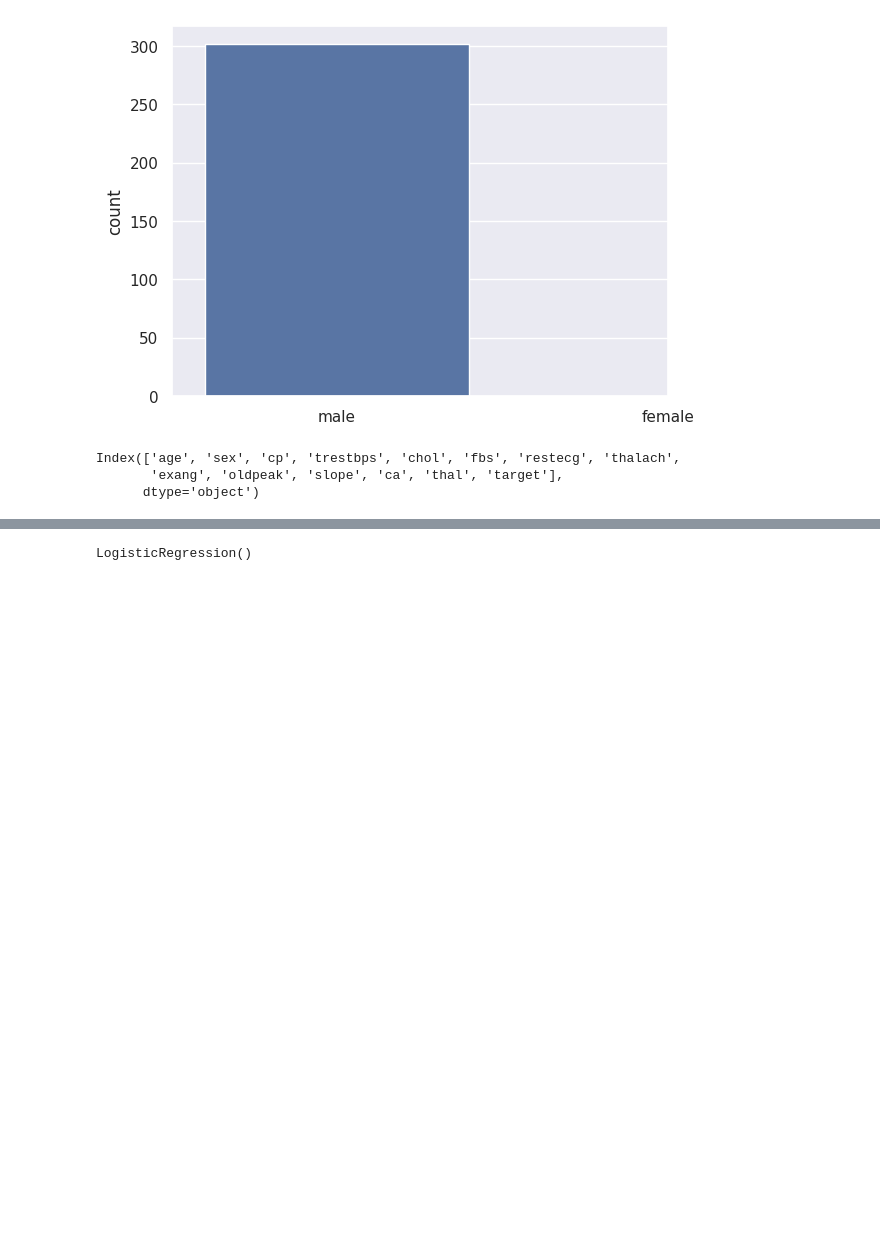
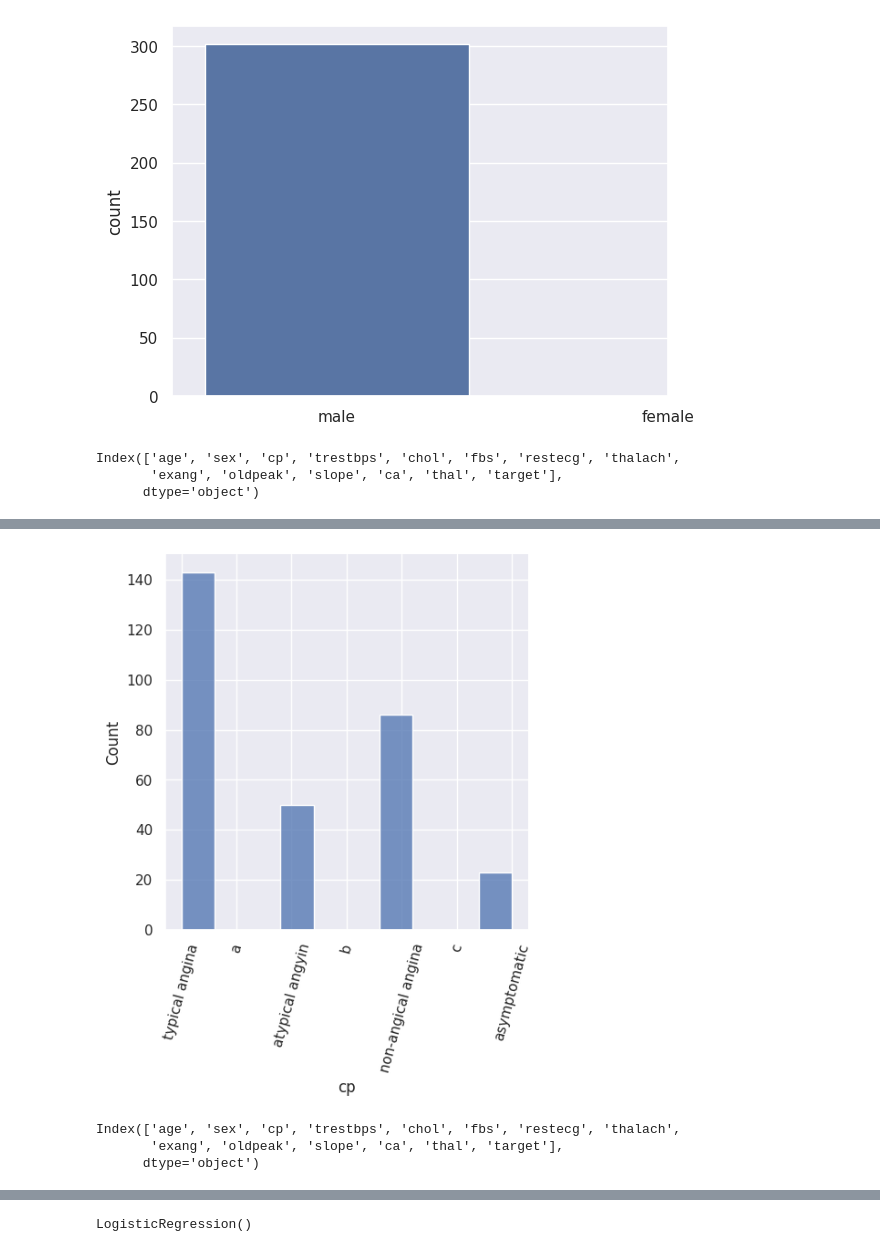
Before and after one commit to Nahsc0/python-data-science, a Jupyter notebook: Heart_Diseases_Prediction/Heart Diseases Prediction Model.ipynb, the cells around one changed output, grey strips where cells are left out. Drawn from its saved outputs; the diff is of its cells as text; code cells hidden in the pictures; blank space fills up the shorter version.

```diff
--- a/Heart_Diseases_Prediction/Heart Diseases Prediction Model.ipynb
+++ b/Heart_Diseases_Prediction/Heart Diseases Prediction Model.ipynb
@@ -176,0 +182,13 @@ plt.legend(labels=['No-Disease','Disease'])
+# %%
+sns.displot(df['cp'])
+plt.xticks([0.0,0.5,1.0,1.5,2.0,2.5,3.0], ["typical angina","a","atypical angyin","b","non-angical angina","c","asymptomatic"])
+plt.xticks(rotation=75)
+plt.show()
+# %% [output]
+[figure, added]
+# %%
+df.columns
+# %% [output]
+Index(['age', 'sex', 'cp', 'trestbps', 'chol', 'fbs', 'restecg', 'thalach',
+       'exang', 'oldpeak', 'slope', 'ca', 'thal', 'target'],
+      dtype='object')
```
Also changed, not shown: parts of 7 cells of this notebook.
